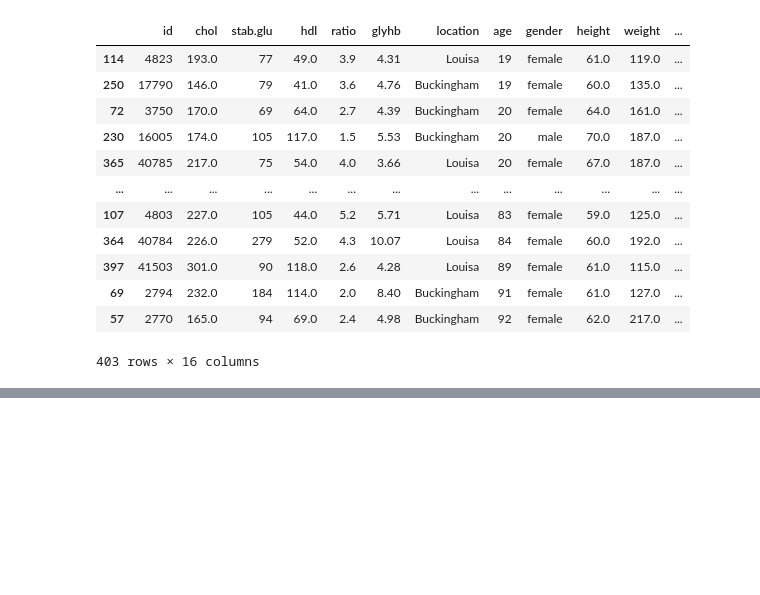
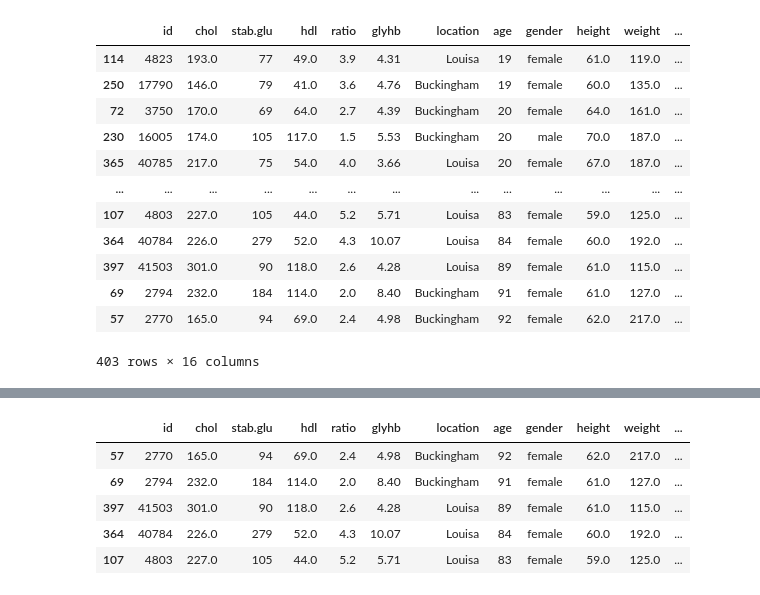
Before and after one commit to dbabichenko/python_for_data_and_analytics, a Jupyter notebook: Class Examples/Fall2024/working_with_datasets.ipynb, the cells around one changed output, grey strips where cells are left out. Drawn from its saved outputs; the diff is of its cells as text; code cells hidden in the pictures; blank space fills up the shorter version.

```diff
--- a/Class Examples/Fall2024/working_with_datasets.ipynb
+++ b/Class Examples/Fall2024/working_with_datasets.ipynb
@@ -638,0 +655,10 @@ df.sort_values('age')
+# %%
+df.sort_values('age', ascending=False, inplace=True)
+df.head()
+# %% [output]
+|  | id | chol | stab.glu | hdl | ratio | glyhb | location | age | gender | height | weight | ... |
+| 57 | 2770 | 165.0 | 94 | 69.0 | 2.4 | 4.98 | Buckingham | 92 | female | 62.0 | 217.0 | ... |
+| 69 | 2794 | 232.0 | 184 | 114.0 | 2.0 | 8.40 | Buckingham | 91 | female | 61.0 | 127.0 | ... |
+| 397 | 41503 | 301.0 | 90 | 118.0 | 2.6 | 4.28 | Louisa | 89 | female | 61.0 | 115.0 | ... |
+| 364 | 40784 | 226.0 | 279 | 52.0 | 4.3 | 10.07 | Louisa | 84 | female | 60.0 | 192.0 | ... |
+| 107 | 4803 | 227.0 | 105 | 44.0 | 5.2 | 5.71 | Louisa | 83 | female | 59.0 | 125.0 | ... |
```
Also changed, not shown: parts of 1 cell of this notebook, 4 other files.
